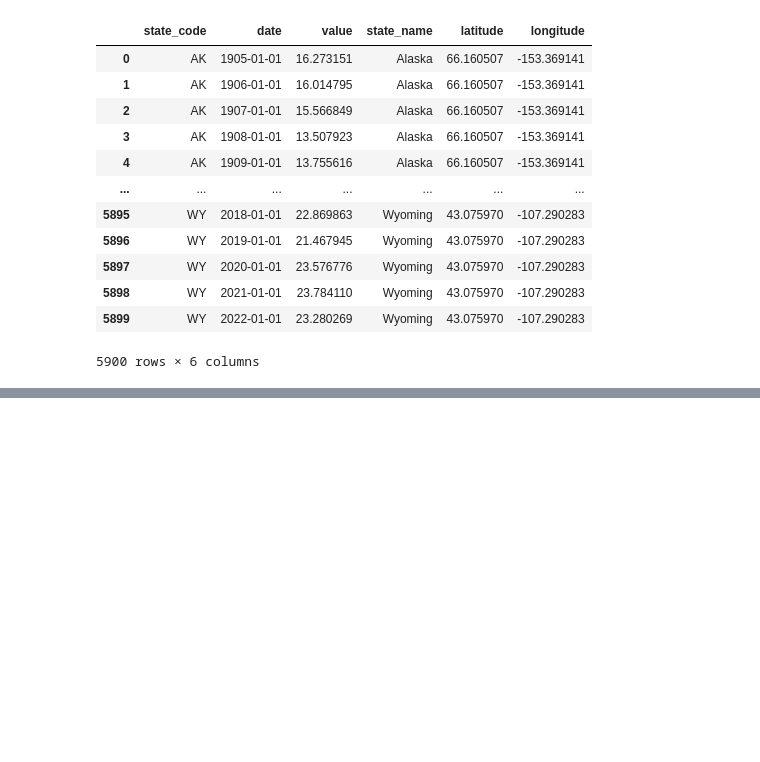
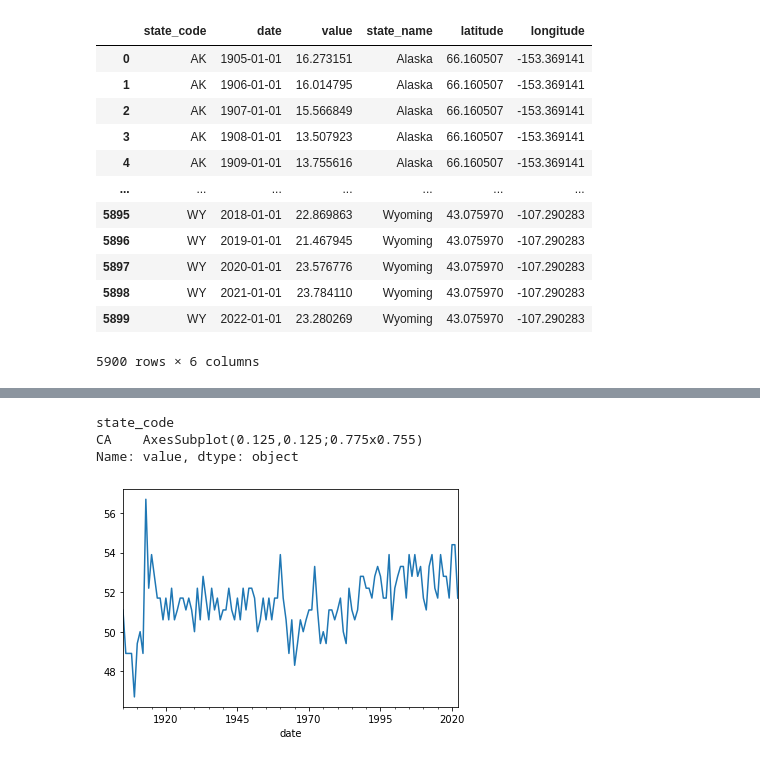
Before and after one commit to sanilveeravu/capstone_climate_project, a Jupyter notebook: data_setup/data_aggregations.ipynb, the cells around one changed output, grey strips where cells are left out. Cells and saved outputs as stored; diff of their text form; code cells hidden in the pictures; blank space fills up the shorter version.

```diff
--- a/data_setup/data_aggregations.ipynb
+++ b/data_setup/data_aggregations.ipynb
@@ -219,0 +232,6 @@ tmax_agg_yearly_df
+# %%
+tmax_yearly_df = tmax_df.groupby([tmax_df['state_code'],pd.to_datetime(tmax_df['date']).dt.strftime('%Y')])["value"].agg("max").reset_index()
+tmax_yearly_df.date = pd.to_datetime(tmax_yearly_df.date)
+tmax_yearly_df = pd.merge(tmax_yearly_df, states_df, how='inner', on = 'state_code')
+tmax_yearly_df.to_csv("../data/cleaned_data/tmaxdata_max_with_lat_long_yearly.csv", index=False)
+tmax_yearly_df
@@ -219,0 +339,7 @@ tmax_agg_yearly_df
+# %%
+tmax_yearly_df[tmax_yearly_df["state_code"]=="CA"].set_index('date').groupby('state_code')['value'].plot()
+# %% [output]
+state_code
+CA    AxesSubplot(0.125,0.125;0.775x0.755)
+Name: value, dtype: object
+[figure, added]
```
Also changed, not shown: parts of 10 cells of this notebook, 18 other files.
